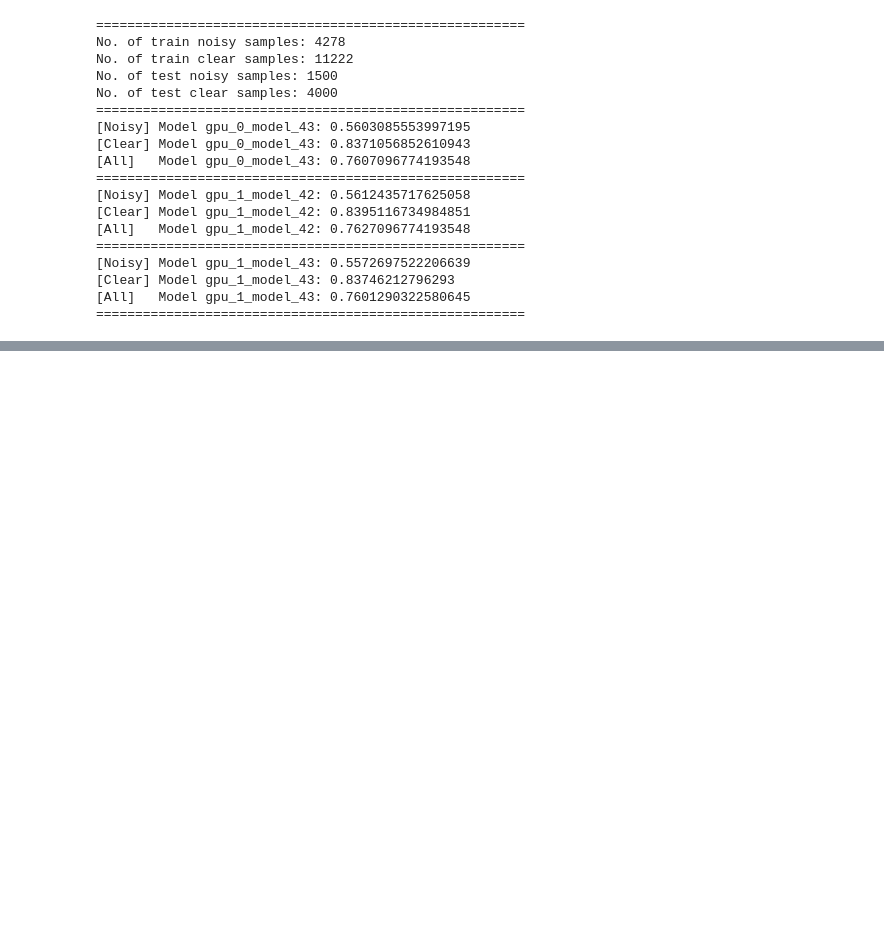
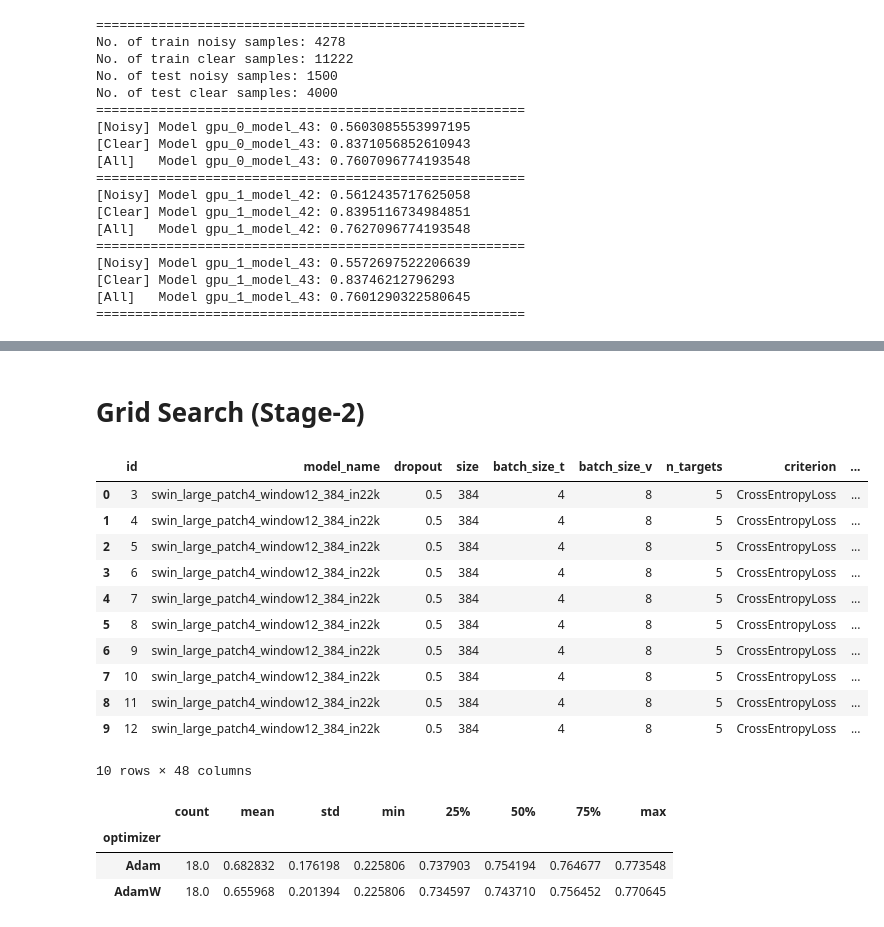
Before and after one commit to AdrianIordache/Detect-Targets-In-Radar-Signals, a Jupyter notebook: notebooks/Error-Analysis.ipynb, the cells around one changed output, grey strips where cells are left out. Saved outputs shown, nothing was run; the diff lists cells and outputs as text; code cells hidden in the pictures; blank space fills up the shorter version.

```diff
--- a/notebooks/Error-Analysis.ipynb
+++ b/notebooks/Error-Analysis.ipynb
@@ -666,0 +657,41 @@ Very   Wrong: 840   (0.054) -> Noisy: 611  (0.727) -> Clear: 229  (0.273)
+# %% [markdown]
+# Grid Search (Stage-2)
+# %%
+logger_gpu_0 = pd.read_csv('../logs/stage-2/gpu-0/logger_gpu_0.csv')
+logger_gpu_0['GPU'] = 0
+logger_gpu_0['STAGE'] = 2
+logger_gpu_0 = logger_gpu_0.iloc[3 :]
+
+logger_gpu_0['accuracy']     = logger_gpu_0['cross-validation'].apply(lambda x: x[1 : -1].split(',')[0]).astype(np.float32)
+logger_gpu_0['swa-accuracy'] = logger_gpu_0['cross-validation'].apply(lambda x: x[1 : -1].split(',')[1]).astype(np.float32)
+
+logger_gpu_1 = pd.read_csv('../logs/stage-2/gpu-1/logger_gpu_1.csv')
+logger_gpu_1['GPU'] = 1
+logger_gpu_1['STAGE'] = 2
+logger_gpu_1 = logger_gpu_1.iloc[2 :]
+
+logger_gpu_1['accuracy']     = logger_gpu_1['cross-validation'].apply(lambda x: x[1 : -1].split(',')[0]).astype(np.float32)
+logger_gpu_1['swa-accuracy'] = logger_gpu_1['cross-validation'].apply(lambda x: x[1 : -1].split(',')[1]).astype(np.float32)
+
+logger_stage_2 = pd.concat([logger_gpu_0, logger_gpu_1], axis = 0).reset_index(drop = True)
+display(logger_stage_2.head(n = 10))
+# %% [output]
+|  | id | model_name | dropout | size | batch_size_t | batch_size_v | n_targets | criterion | ... |
+| 0 | 3 | swin_large_patch4_window12_384_in22k | 0.5 | 384 | 4 | 8 | 5 | CrossEntropyLoss | ... |
+| 1 | 4 | swin_large_patch4_window12_384_in22k | 0.5 | 384 | 4 | 8 | 5 | CrossEntropyLoss | ... |
+| 2 | 5 | swin_large_patch4_window12_384_in22k | 0.5 | 384 | 4 | 8 | 5 | CrossEntropyLoss | ... |
+| 3 | 6 | swin_large_patch4_window12_384_in22k | 0.5 | 384 | 4 | 8 | 5 | CrossEntropyLoss | ... |
+| 4 | 7 | swin_large_patch4_window12_384_in22k | 0.5 | 384 | 4 | 8 | 5 | CrossEntropyLoss | ... |
+| 5 | 8 | swin_large_patch4_window12_384_in22k | 0.5 | 384 | 4 | 8 | 5 | CrossEntropyLoss | ... |
+| 6 | 9 | swin_large_patch4_window12_384_in22k | 0.5 | 384 | 4 | 8 | 5 | CrossEntropyLoss | ... |
+| 7 | 10 | swin_large_patch4_window12_384_in22k | 0.5 | 384 | 4 | 8 | 5 | CrossEntropyLoss | ... |
+| 8 | 11 | swin_large_patch4_window12_384_in22k | 0.5 | 384 | 4 | 8 | 5 | CrossEntropyLoss | ... |
+| 9 | 12 | swin_large_patch4_window12_384_in22k | 0.5 | 384 | 4 | 8 | 5 | CrossEntropyLoss | ... |
+10 rows × 48 columns
+# %%
+logger_stage_2.groupby('optimizer')['accuracy'].describe()
+# %% [output]
+|  | count | mean | std | min | 25% | 50% | 75% | max |
+| optimizer |  |  |  |  |  |  |  |  |
+| Adam | 18.0 | 0.682832 | 0.176198 | 0.225806 | 0.737903 | 0.754194 | 0.764677 | 0.773548 |
+| AdamW | 18.0 | 0.655968 | 0.201394 | 0.225806 | 0.734597 | 0.743710 | 0.756452 | 0.770645 |
```
Also changed, not shown: parts of 20 cells of this notebook, 10 other files.
